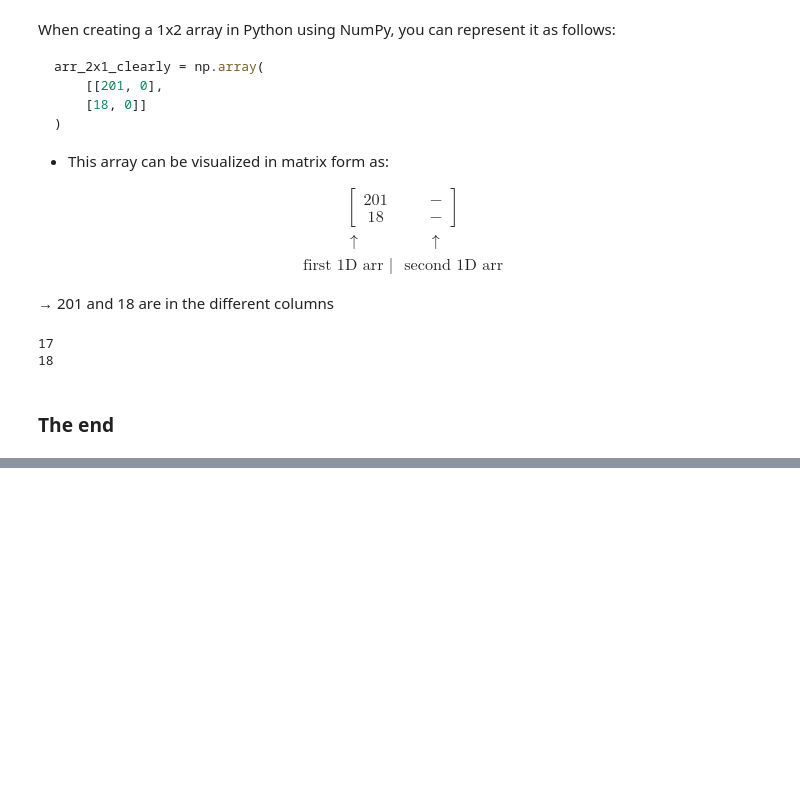
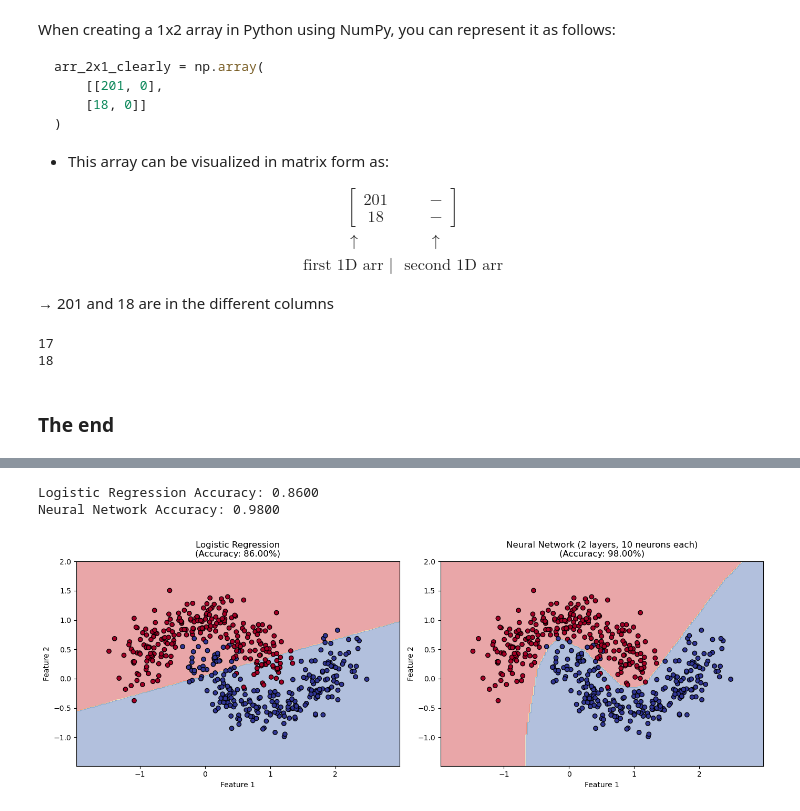
Before and after one commit to doduyquy/SGU_2025_ML_Fundamentals, a Jupyter notebook: testing.ipynb, the cells around one changed output, grey strips where cells are left out. Saved outputs shown, nothing was run; the diff lists cells and outputs as text; code cells hidden in the pictures; blank space fills up the shorter version.

```diff
--- a/testing.ipynb
+++ b/testing.ipynb
@@ -84,0 +89,53 @@ print(arr_1x2[1][0])    # in the second row, get the value at first column
+# %%
+import numpy as np
+import matplotlib.pyplot as plt
+from sklearn.datasets import make_moons, make_circles
+from sklearn.linear_model import LogisticRegression
+from sklearn.neural_network import MLPClassifier
+from sklearn.model_selection import train_test_split
+
+# Tạo dữ liệu phi tuyến (hình bán nguyệt)
+X, y = make_moons(n_samples=500, noise=0.2, random_state=42)
+X_train, X_test, y_train, y_test = train_test_split(X, y, test_size=0.2, random_state=42)
+
+# 1. Logistic Regression
+log_reg = LogisticRegression()
+log_reg.fit(X_train, y_train)
+log_reg_score = log_reg.score(X_test, y_test)
+
+# 2. Neural Network
+nn = MLPClassifier(hidden_layer_sizes=(10, 10), activation='relu', max_iter=1000, random_state=42)
+nn.fit(X_train, y_train)
+nn_score = nn.score(X_test, y_test)
+
+print(f"Logistic Regression Accuracy: {log_reg_score:.4f}")
+print(f"Neural Network Accuracy: {nn_score:.4f}")
+
+# Vẽ decision boundary
+fig, axes = plt.subplots(1, 2, figsize=(14, 5))
+
+def plot_decision_boundary(model, X, y, ax, title):
+    x_min, x_max = X[:, 0].min() - 0.5, X[:, 0].max() + 0.5
+    y_min, y_max = X[:, 1].min() - 0.5, X[:, 1].max() + 0.5
+    xx, yy = np.meshgrid(np.linspace(x_min, x_max, 200),
+                         np.linspace(y_min, y_max, 200))
+    Z = model.predict(np.c_[xx.ravel(), yy.ravel()])
+    Z = Z.reshape(xx.shape)
+    ax.contourf(xx, yy, Z, alpha=0.4, cmap='RdYlBu')
+    ax.scatter(X[:, 0], X[:, 1], c=y, cmap='RdYlBu', edgecolors='black')
+    ax.set_title(title)
+    ax.set_xlabel('Feature 1')
+    ax.set_ylabel('Feature 2')
+
+plot_decision_boundary(log_reg, X, y, axes[0],
+                       f'Logistic Regression\n(Accuracy: {log_reg_score:.2%})')
+plot_decision_boundary(nn, X, y, axes[1],
+                       f'Neural Network (2 layers, 10 neurons each)\n(Accuracy: {nn_score:.2%})')
+
+plt.tight_layout()
+plt.savefig('nn_vs_logistic.png', dpi=150)
+plt.show()
+# %% [output]
+Logistic Regression Accuracy: 0.8600
+Neural Network Accuracy: 0.9800
+[figure, added]
```
Also changed, not shown: parts of 8 cells of this notebook, 1 other file.
